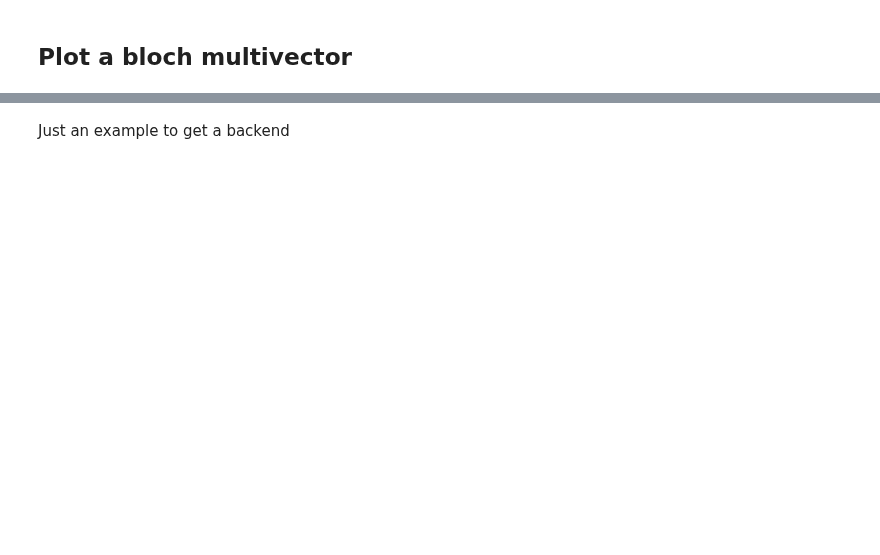
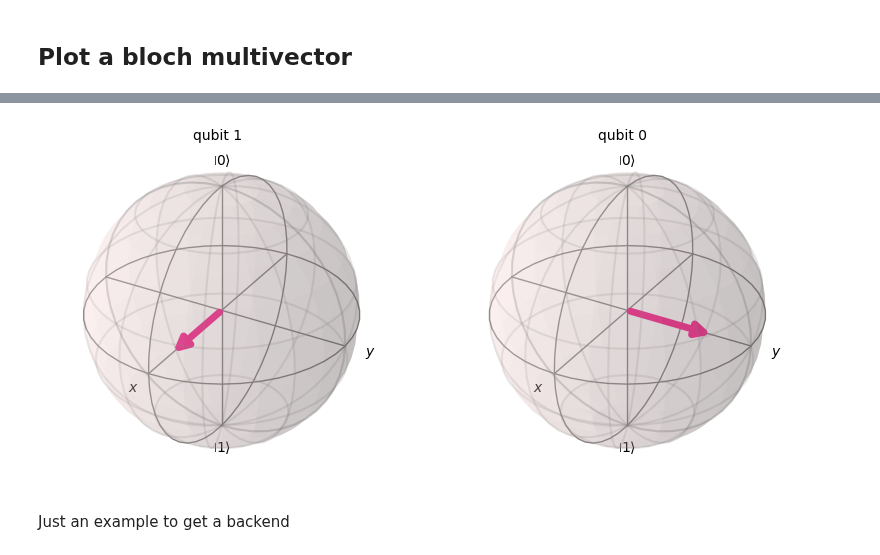
Before and after one commit to mrromaniuc/quantum-computing, a Jupyter notebook: IBMCertifiedAssociateDeveloperQiskit/9.3-Plot_a_Bloch_Multivector.ipynb, the cells around one changed output, grey strips where cells are left out. Saved outputs shown, nothing was run; the diff lists cells and outputs as text; code cells hidden in the pictures; blank space fills up the shorter version.

```diff
--- a/IBMCertifiedAssociateDeveloperQiskit/9.3-Plot_a_Bloch_Multivector.ipynb
+++ b/IBMCertifiedAssociateDeveloperQiskit/9.3-Plot_a_Bloch_Multivector.ipynb
@@ -84,3 +48,18 @@ plot_histogram(count, figsize=(7,5), legend=["qc1", "qc2"], title="Hadamard(qc1)
+# %%
+from qiskit import QuantumCircuit
+from qiskit.quantum_info import DensityMatrix
+from qiskit.visualization import plot_bloch_multivector
+
+qc = QuantumCircuit(2)
+qc.h([0,1])
+qc.t(1)
+qc.s(0)
+qc.cx(0,1)
+
+dm = DensityMatrix(qc)
+plot_bloch_multivector(dm, reverse_bits=True)
+# %% [output]
+[figure, added]
 # %% [markdown]
 Just an example to get a backend
 # %%
```
Also changed, not shown: parts of 3 cells of this notebook.
